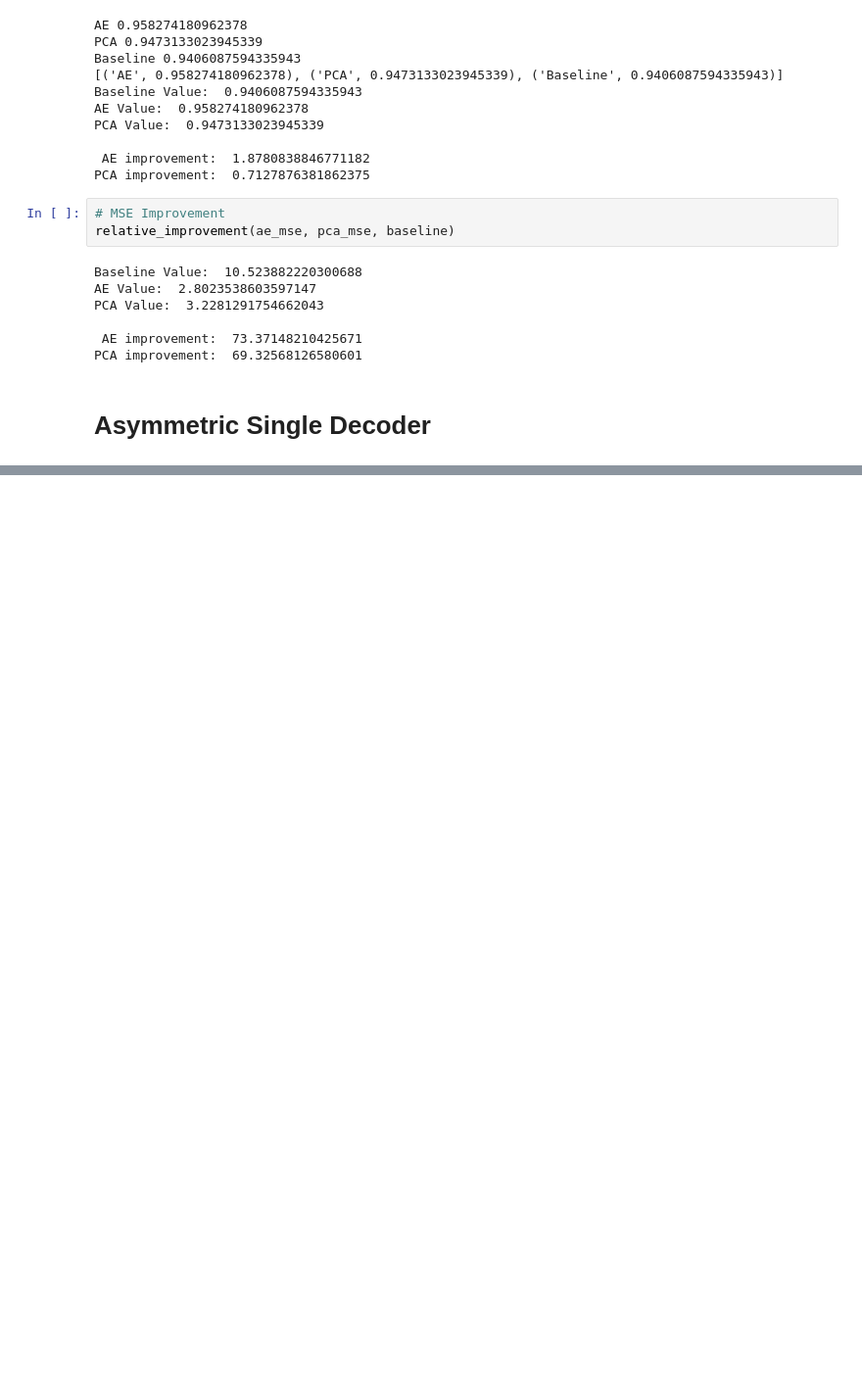
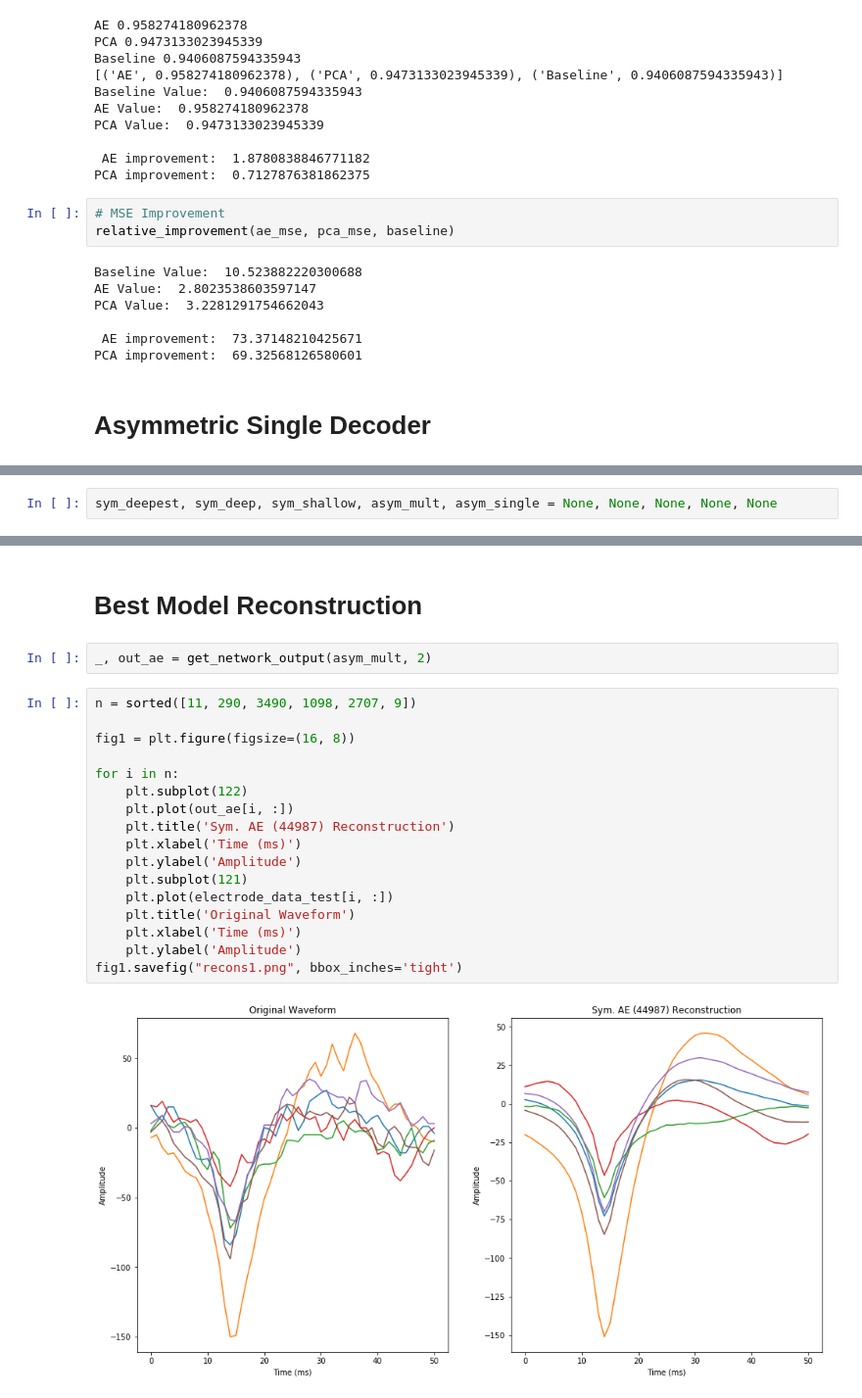
Before and after one commit to psambit9791/SpikeSort, a Jupyter notebook: Best AE Models.ipynb, the cells around one changed output, grey strips where cells are left out. Shown at 98% size. Saved outputs shown, nothing was run; the diff lists cells and outputs as text; blank space fills up the shorter version.

```diff
--- a/Best AE Models.ipynb
+++ b/Best AE Models.ipynb
@@ -859,0 +849,2 @@ AE 3.2457608474152595
+# %%
+sym_deepest, sym_deep, sym_shallow, asym_mult, asym_single = None, None, None, None, None
@@ -859,0 +958,23 @@ AE 3.2457608474152595
+# %% [markdown]
+# Best Model Reconstruction
+# %%
+_, out_ae = get_network_output(asym_mult, 2)
+# %%
+n = sorted([11, 290, 3490, 1098, 2707, 9])
+
+fig1 = plt.figure(figsize=(16, 8))
+
+for i in n:
+    plt.subplot(122)
+    plt.plot(out_ae[i, :])
+    plt.title('Sym. AE (44987) Reconstruction')
+    plt.xlabel('Time (ms)')
+    plt.ylabel('Amplitude')
+    plt.subplot(121)
+    plt.plot(electrode_data_test[i, :])
+    plt.title('Original Waveform')
+    plt.xlabel('Time (ms)')
+    plt.ylabel('Amplitude')
+fig1.savefig("recons1.png", bbox_inches='tight')
+# %% [output]
+[figure, added]
```
Also changed, not shown: parts of 37 cells of this notebook, 33 other files.
